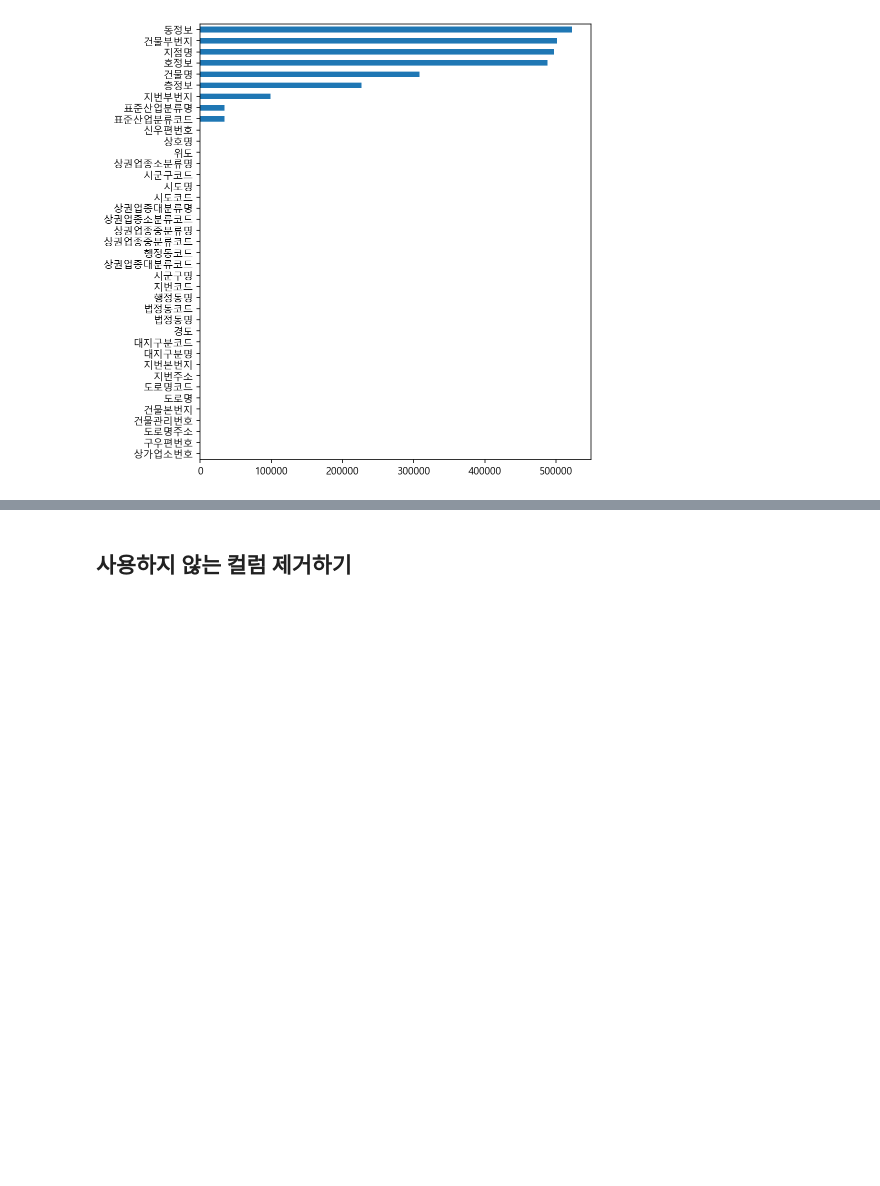
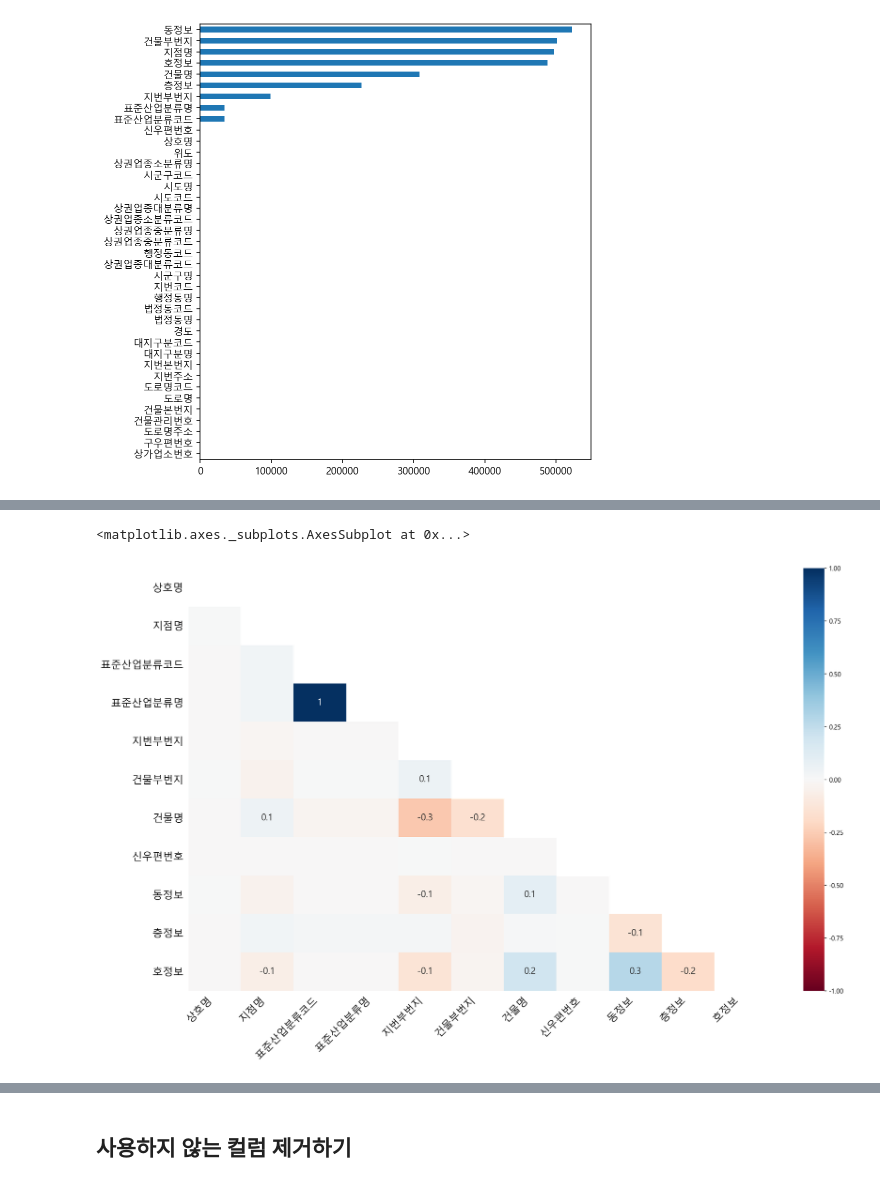
Before and after one commit to LEEJUNB/20210326_DataAnalysis, a Jupyter notebook: PublicData_Analysis/Downtown/02-store-eda-input.ipynb, the cells around one changed output, grey strips where cells are left out. Cells and saved outputs as stored; diff of their text form; code cells hidden in the pictures; blank space fills up the shorter version.

```diff
--- a/PublicData_Analysis/Downtown/02-store-eda-input.ipynb
+++ b/PublicData_Analysis/Downtown/02-store-eda-input.ipynb
@@ -282 +310,8 @@ n.sort_values().plot.barh(figsize=(7,8))
+# %%
+# heatmap 으로 상관관계를 표현합니다.
+# 상관간계가 높으면 1 적으면 -1에 가깝다.
+msno.heatmap(df)
+# %% [output]
+<matplotlib.axes._subplots.AxesSubplot at 0x...>
+[figure, added]
 # %%
```
Also changed, not shown: parts of 17 cells of this notebook.
